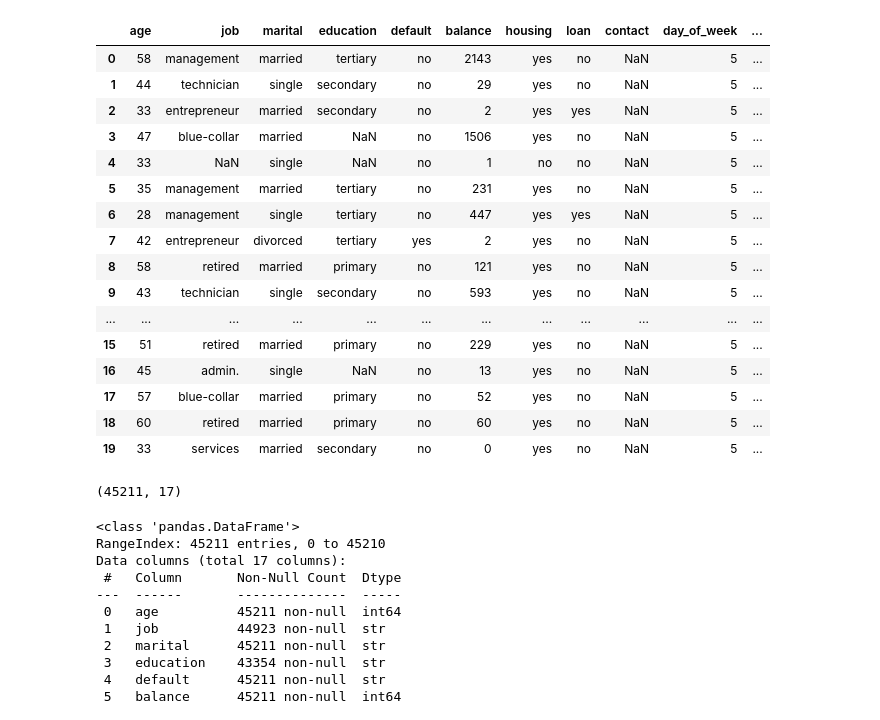
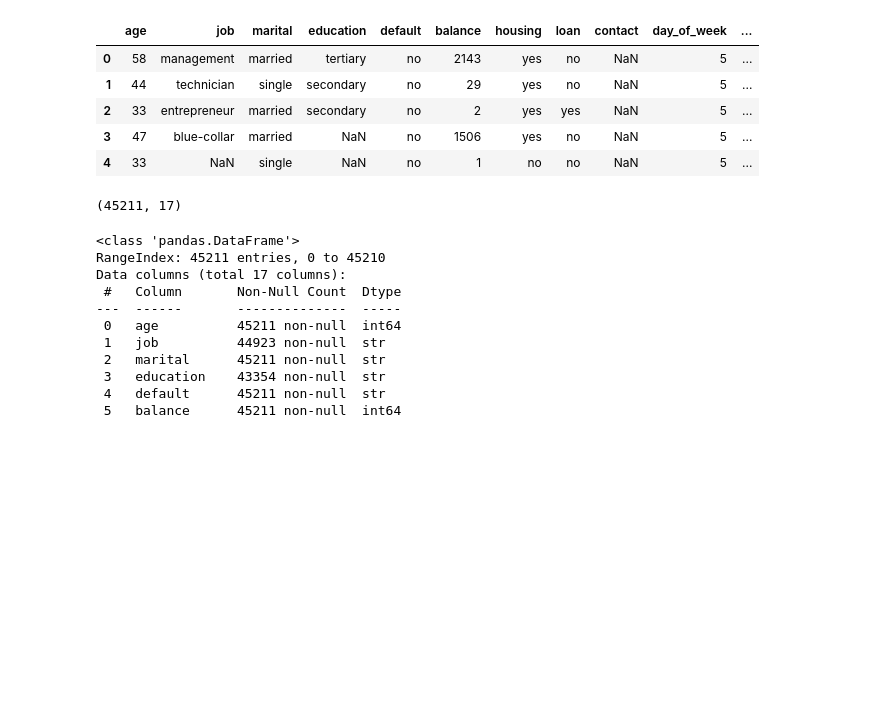
Before and after one commit to abolfazlrahmati20/machine_learning, a Jupyter notebook: week_03/week10/finall.ipynb, the cells around one changed output. Cells and saved outputs as stored; diff of their text form; code cells hidden in the pictures; blank space fills up the shorter version.

```diff
--- a/week_03/week10/finall.ipynb
+++ b/week_03/week10/finall.ipynb
@@ -6,25 +6,14 @@ bank=fetch_ucirepo(id=222)
 import pandas as pd
 df= bank.data.original
 # %%
-df.head(20)
+df.head(5)
 # %% [output]
 |  | age | job | marital | education | default | balance | housing | loan | contact | day_of_week | ... |
 | 0 | 58 | management | married | tertiary | no | 2143 | yes | no | NaN | 5 | ... |
 | 1 | 44 | technician | single | secondary | no | 29 | yes | no | NaN | 5 | ... |
 | 2 | 33 | entrepreneur | married | secondary | no | 2 | yes | yes | NaN | 5 | ... |
 | 3 | 47 | blue-collar | married | NaN | no | 1506 | yes | no | NaN | 5 | ... |
 | 4 | 33 | NaN | single | NaN | no | 1 | no | no | NaN | 5 | ... |
-| 5 | 35 | management | married | tertiary | no | 231 | yes | no | NaN | 5 | ... |
-| 6 | 28 | management | single | tertiary | no | 447 | yes | yes | NaN | 5 | ... |
-| 7 | 42 | entrepreneur | divorced | tertiary | yes | 2 | yes | no | NaN | 5 | ... |
-| 8 | 58 | retired | married | primary | no | 121 | yes | no | NaN | 5 | ... |
-| 9 | 43 | technician | single | secondary | no | 593 | yes | no | NaN | 5 | ... |
-| ... | ... | ... | ... | ... | ... | ... | ... | ... | ... | ... | ... |
-| 15 | 51 | retired | married | primary | no | 229 | yes | no | NaN | 5 | ... |
-| 16 | 45 | admin. | single | NaN | no | 13 | yes | no | NaN | 5 | ... |
-| 17 | 57 | blue-collar | married | primary | no | 52 | yes | no | NaN | 5 | ... |
-| 18 | 60 | retired | married | primary | no | 60 | yes | no | NaN | 5 | ... |
-| 19 | 33 | services | married | secondary | no | 0 | yes | no | NaN | 5 | ... |
 # %%
 df.shape
 # %% [output]
```
Also changed, not shown: 1 other file.
